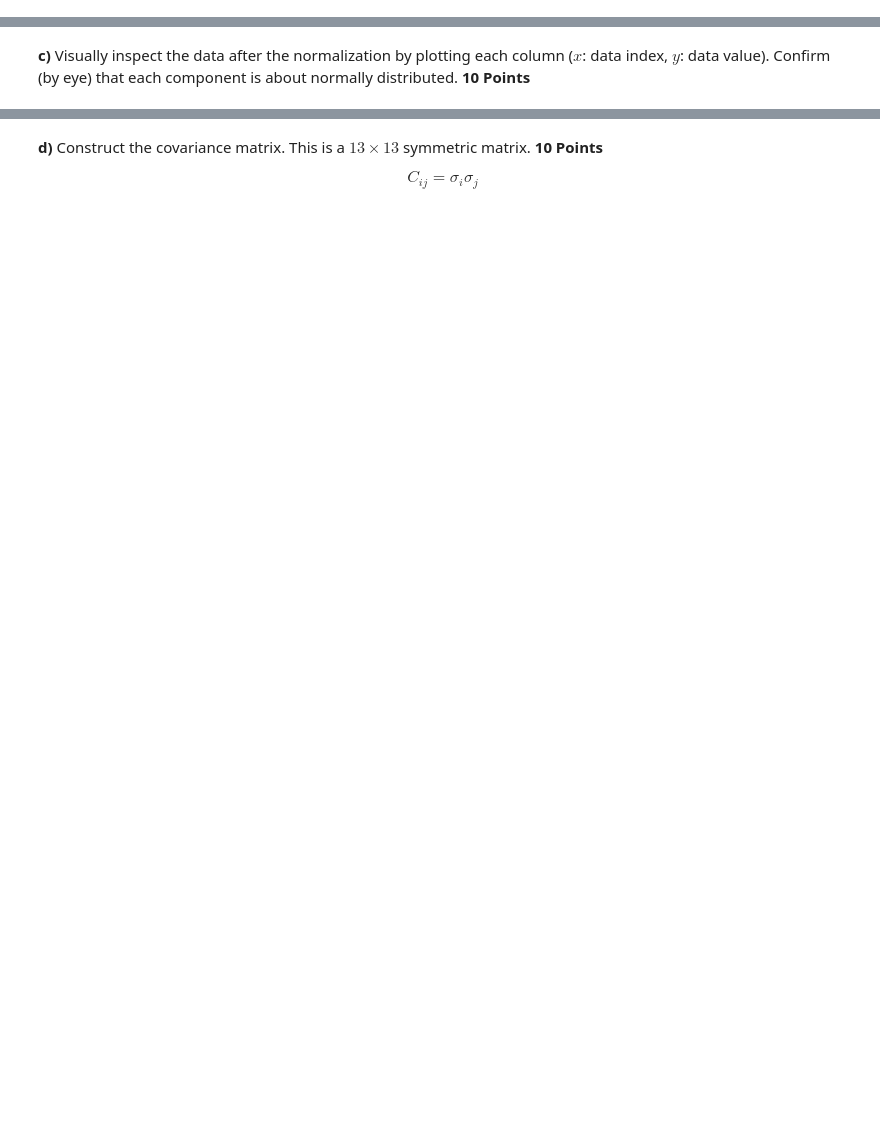
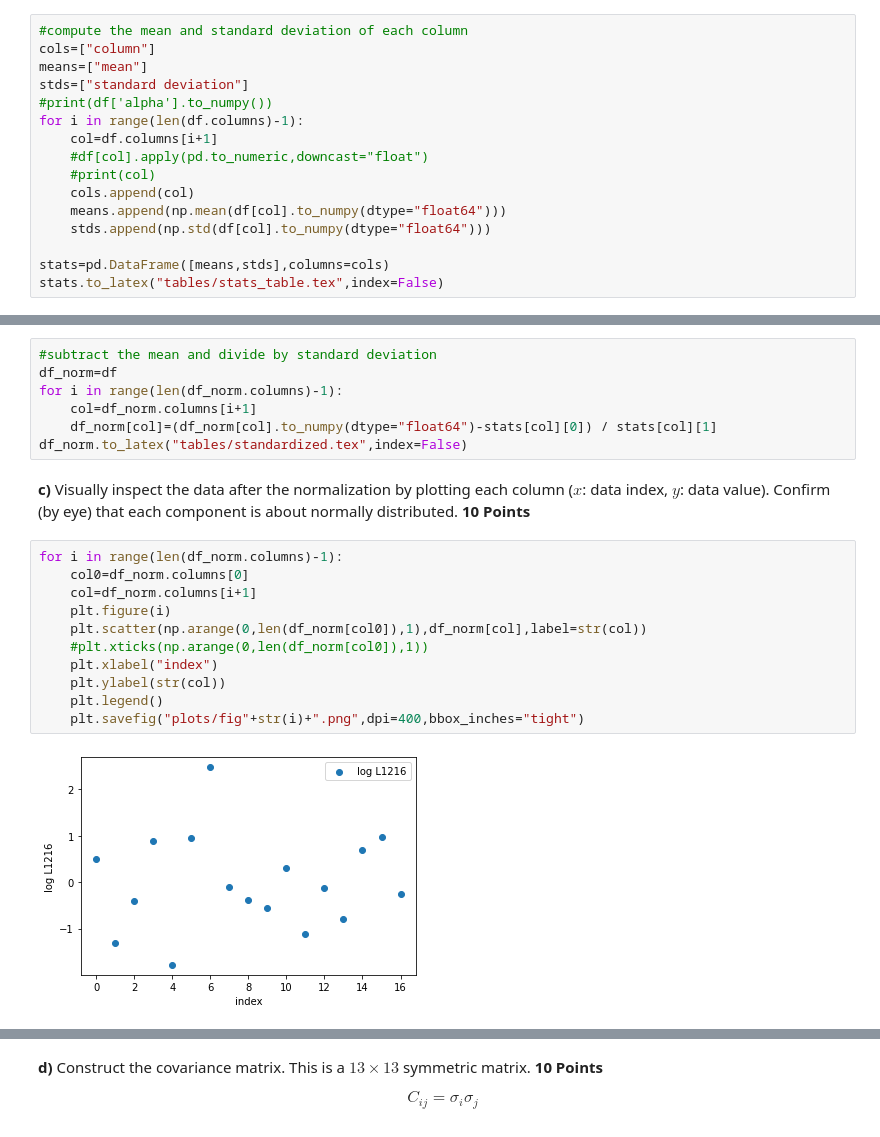
Before and after one commit to tomcarron/data_analysis_in_astro, a Jupyter notebook: exercise8/tomcarron_ex8.ipynb, the cells around one changed output, grey strips where cells are left out. Drawn from its saved outputs; the diff is of its cells as text; blank space fills up the shorter version.

```diff
--- a/exercise8/tomcarron_ex8.ipynb
+++ b/exercise8/tomcarron_ex8.ipynb
@@ -203,4 +183,40 @@ print(df)
+# %%
+#compute the mean and standard deviation of each column
+cols=["column"]
+means=["mean"]
+stds=["standard deviation"]
+#print(df['alpha'].to_numpy())
+for i in range(len(df.columns)-1):
+    col=df.columns[i+1]
+    #df[col].apply(pd.to_numeric,downcast="float")
+    #print(col)
+    cols.append(col)
+    means.append(np.mean(df[col].to_numpy(dtype="float64")))
+    stds.append(np.std(df[col].to_numpy(dtype="float64")))
+
+stats=pd.DataFrame([means,stds],columns=cols)
+stats.to_latex("tables/stats_table.tex",index=False)
 # %% [markdown]
 **b)** Take the original data and put it into normalized or weighted form, so that the effect of different units is effectively removed. Normalize by the standard deviation! **10 Points**
+# %%
+#subtract the mean and divide by standard deviation
+df_norm=df
+for i in range(len(df_norm.columns)-1):
+    col=df_norm.columns[i+1]
+    df_norm[col]=(df_norm[col].to_numpy(dtype="float64")-stats[col][0]) / stats[col][1]
+df_norm.to_latex("tables/standardized.tex",index=False)
 # %% [markdown]
 **c)** Visually inspect the data after the normalization by plotting each column ($x$: data index, $y$: data value). Confirm (by eye) that each component is about normally distributed. **10 Points**
+# %%
+for i in range(len(df_norm.columns)-1):
+    col0=df_norm.columns[0]
+    col=df_norm.columns[i+1]
+    plt.figure(i)
+    plt.scatter(np.arange(0,len(df_norm[col0]),1),df_norm[col],label=str(col))
+    #plt.xticks(np.arange(0,len(df_norm[col0]),1))
+    plt.xlabel("index")
+    plt.ylabel(str(col))
+    plt.legend()
+    plt.savefig("plots/fig"+str(i)+".png",dpi=400,bbox_inches="tight")
+# %% [output]
+[figure, added]
```
Also changed, not shown: parts of 9 cells of this notebook.
